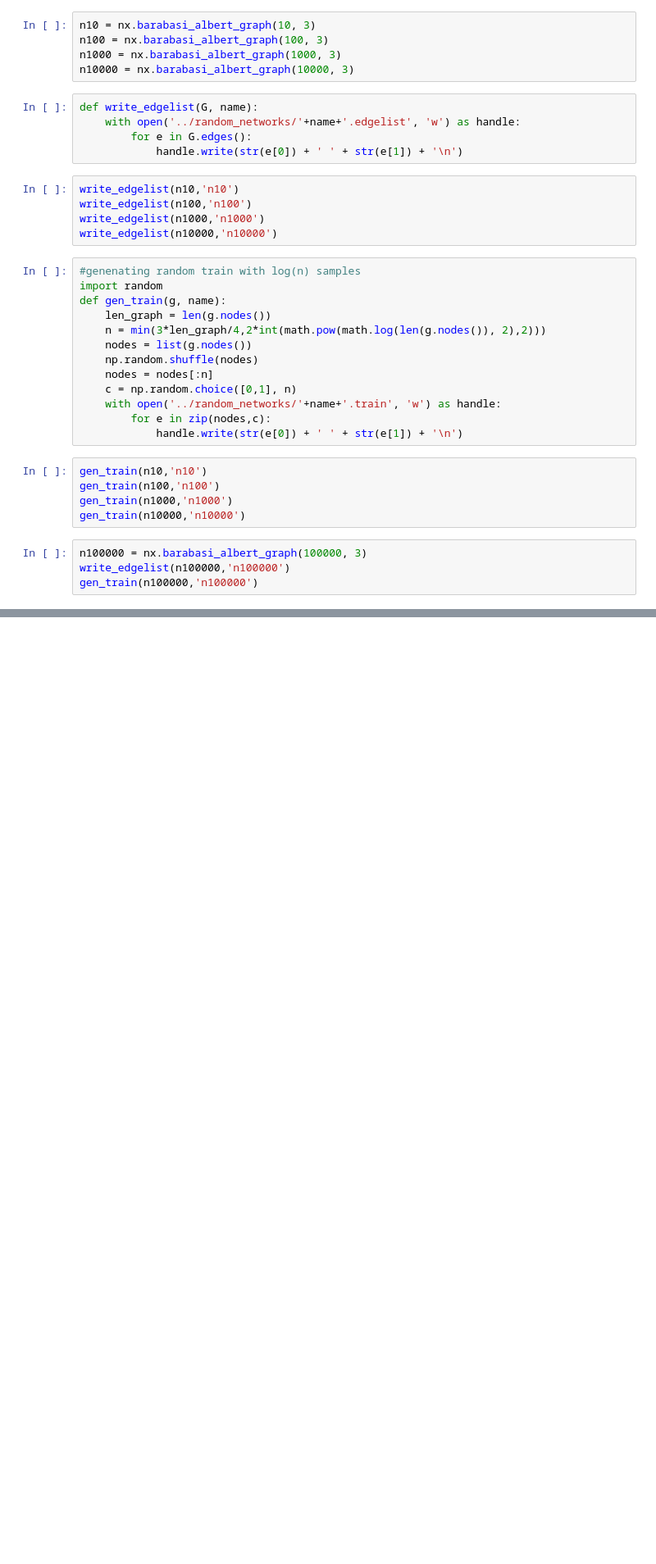
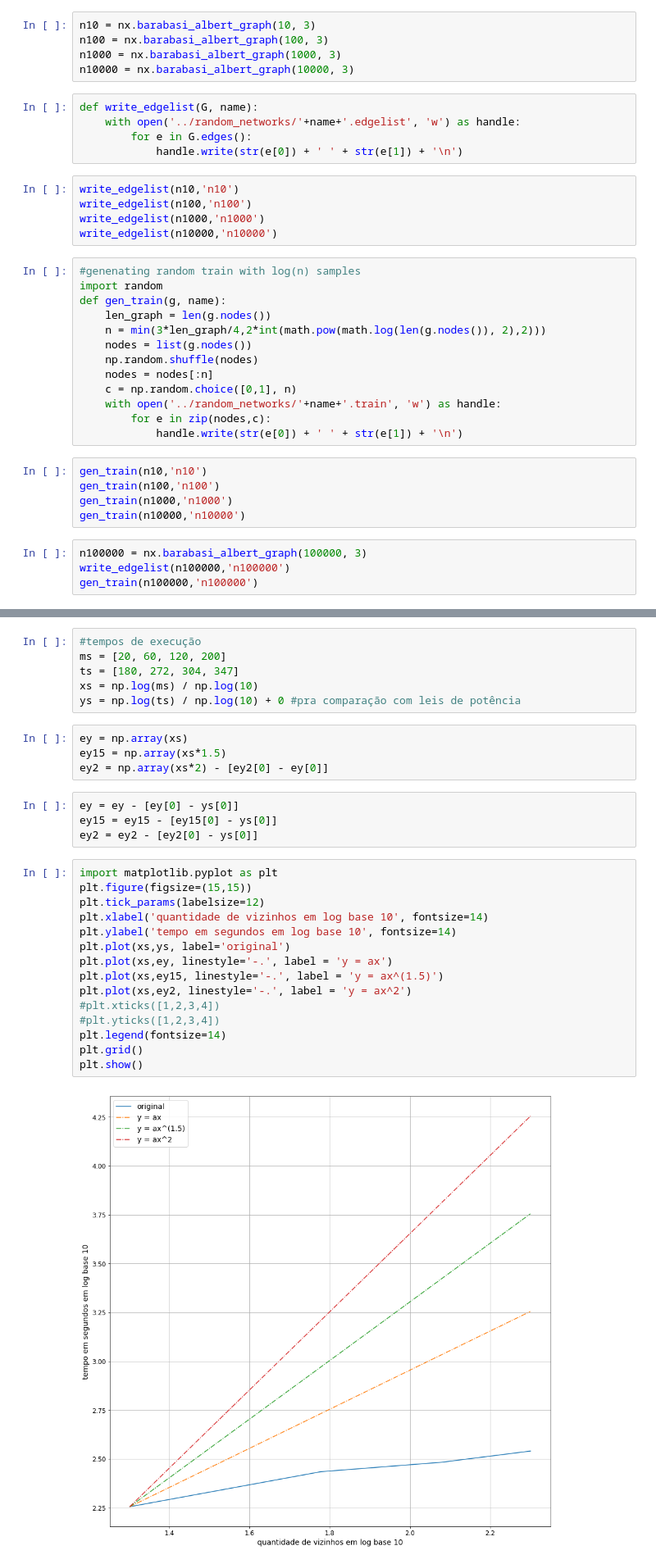
Before and after one commit to caiocrr/RealRank, a Jupyter notebook: Notebooks/Generating random networks.ipynb, the cells around one changed output, grey strips where cells are left out. Shown at 82% size. Saved outputs shown, nothing was run; the diff lists cells and outputs as text; blank space fills up the shorter version.

```diff
--- a/Notebooks/Generating random networks.ipynb
+++ b/Notebooks/Generating random networks.ipynb
@@ -41,0 +75,31 @@ gen_train(n100000,'n100000')
+# %%
+#tempos de execução
+ms = [20, 60, 120, 200]
+ts = [180, 272, 304, 347]
+xs = np.log(ms) / np.log(10)
+ys = np.log(ts) / np.log(10) + 0 #pra comparação com leis de potência
+# %%
+ey = np.array(xs)
+ey15 = np.array(xs*1.5)
+ey2 = np.array(xs*2) - [ey2[0] - ey[0]]
+# %%
+ey = ey - [ey[0] - ys[0]]
+ey15 = ey15 - [ey15[0] - ys[0]]
+ey2 = ey2 - [ey2[0] - ys[0]]
+# %%
+import matplotlib.pyplot as plt
+plt.figure(figsize=(15,15))
+plt.tick_params(labelsize=12)
+plt.xlabel('quantidade de vizinhos em log base 10', fontsize=14)
+plt.ylabel('tempo em segundos em log base 10', fontsize=14)
+plt.plot(xs,ys, label='original')
+plt.plot(xs,ey, linestyle='-.', label = 'y = ax')
+plt.plot(xs,ey15, linestyle='-.', label = 'y = ax^(1.5)')
+plt.plot(xs,ey2, linestyle='-.', label = 'y = ax^2')
+#plt.xticks([1,2,3,4])
+#plt.yticks([1,2,3,4])
+plt.legend(fontsize=14)
+plt.grid()
+plt.show()
+# %% [output]
+[figure, added]
```
Also changed, not shown: parts of 4 cells of this notebook, 19 other files.
